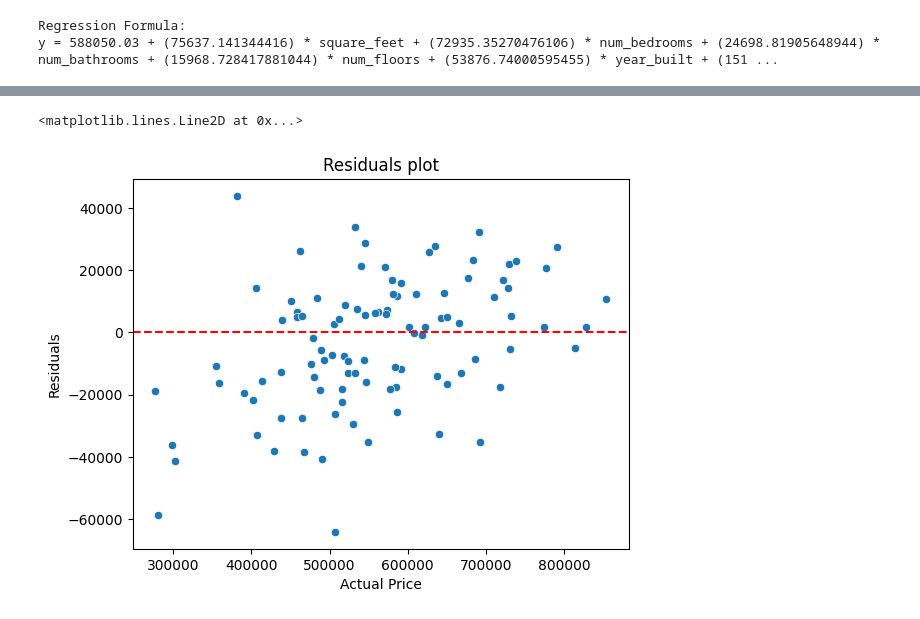
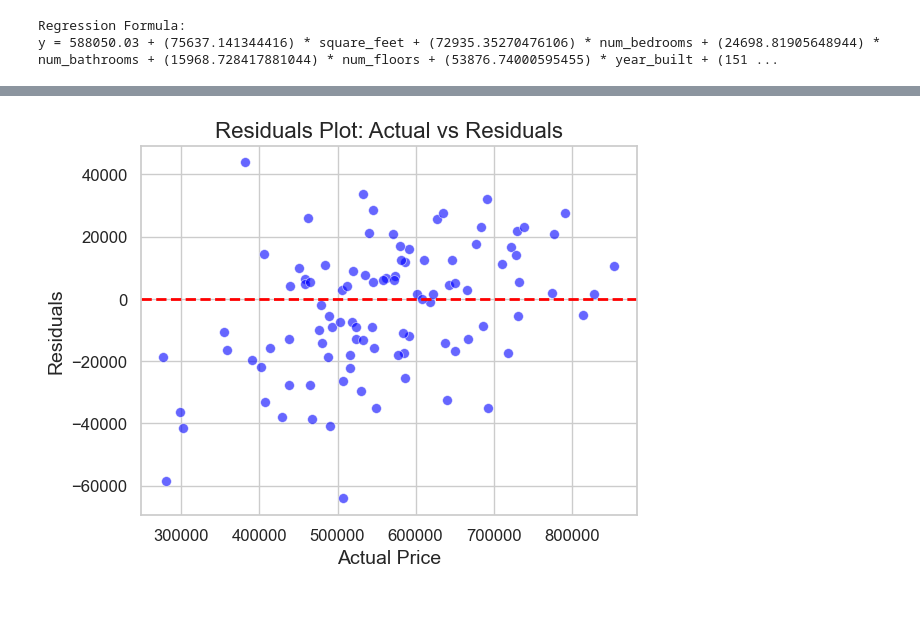
Before and after one commit to Ruben-Boeckx/Linear-Regression, a Jupyter notebook: Linear_regression.ipynb, the cells around one changed output, grey strips where cells are left out. Saved outputs shown, nothing was run; the diff lists cells and outputs as text; code cells hidden in the pictures.

```diff
--- a/Linear_regression.ipynb
+++ b/Linear_regression.ipynb
@@ -73,3 +63,8 @@ filtered_interactions
+# %%
+X["int_1"] = X["square_feet"] * X["num_bedrooms"]
+X["int_2"] = X["square_feet"] * X["year_built"]
+X["int_3"] = X["num_bedrooms"] * X["num_bathrooms"]
+X["int_4"] = X["num_bedrooms"] * X["num_floors"]
 # %%
 X_train, X_test, y_train, y_test = train_test_split(X, y, test_size=0.2, random_state=42)
 
@@ -177,8 +166,16 @@ print(formula)
 Regression Formula:
 y = 588050.03 + (75637.141344416) * square_feet + (72935.35270476106) * num_bedrooms + (24698.81905648944) * num_bathrooms + (15968.728417881044) * num_floors + (53876.74000595455) * year_built + (151 ...
 # %%
-sns.regplot(x=y_test, y=y_pred, line_kws={'color': 'red'}, ci=None)
-plt.xlabel("Actual Price")
-plt.ylabel("Predicted Price")
-plt.title("Regression")
+sns.set(style="whitegrid")
+
+sns.regplot(x=y_test, y=y_pred, line_kws={'color': 'red', 'linewidth': 2}, ci=None, scatter_kws={'color': 'blue', 'alpha': 0.6, 's': 50})
+
+plt.xlabel("Actual Price", fontsize=14)
+plt.ylabel("Predicted Price", fontsize=14)
+plt.title("Linear Regression: Actual vs Predicted Price", fontsize=16)
+
+plt.xticks(fontsize=12)
+plt.yticks(fontsize=12)
+
+plt.show()
 # %% [output]
@@ -187,10 +183,19 @@ Text(0.5, 1.0, 'Regression')
 # %%
-residuals = y_test - y_pred
-sns.scatterplot(x=y_test, y=residuals)
-plt.xlabel("Actual Price")
-plt.ylabel("Residuals")
-plt.title("Residuals plot")
-plt.axhline(y=0, color='red', linestyle='--')
+sns.set(style="whitegrid")
+
+sns.scatterplot(x=y_test, y=residuals, color='blue', alpha=0.6, s=50)
+
+plt.xlabel("Actual Price", fontsize=14)
+plt.ylabel("Residuals", fontsize=14)
+plt.title("Residuals Plot: Actual vs Residuals", fontsize=16)
+
+plt.axhline(y=0, color='red', linestyle='--', linewidth=2)
+
+plt.grid(True)
+
+plt.xticks(fontsize=12)
+plt.yticks(fontsize=12)
+
+plt.show()
 # %% [output]
-<matplotlib.lines.Line2D at 0x...>
-[figure, old version]
+[figure, new version]
```
Also changed, not shown: parts of 8 cells of this notebook.
